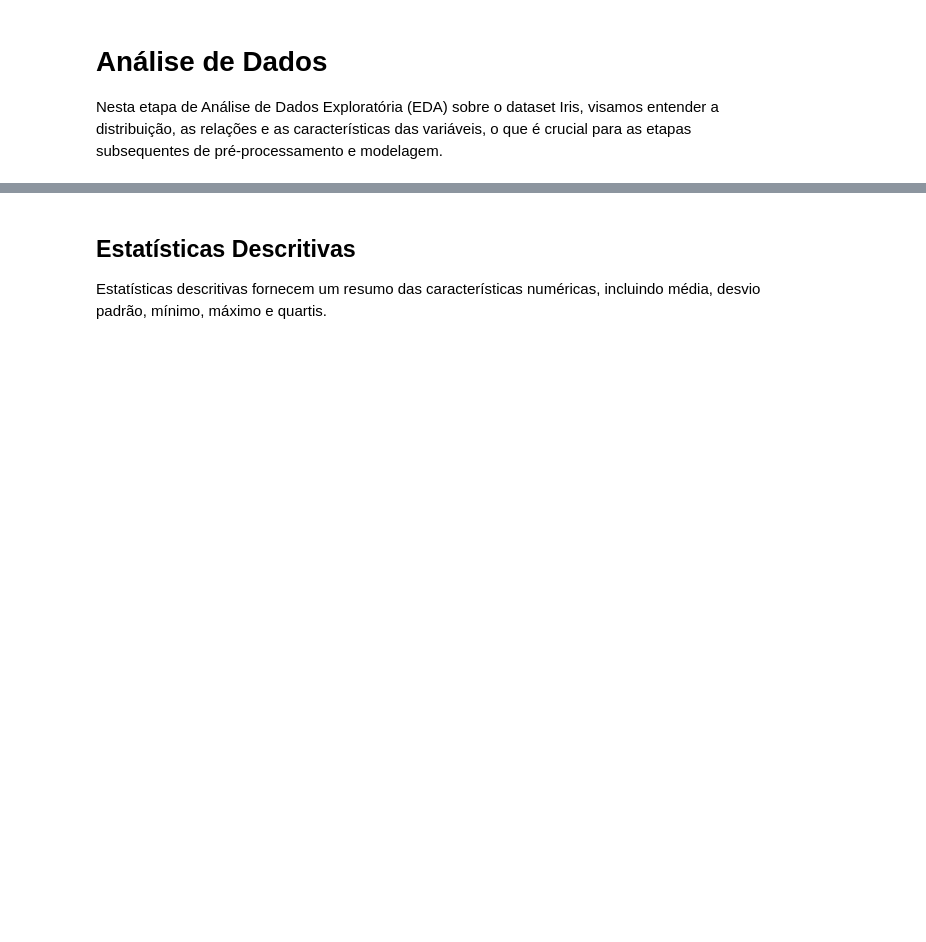
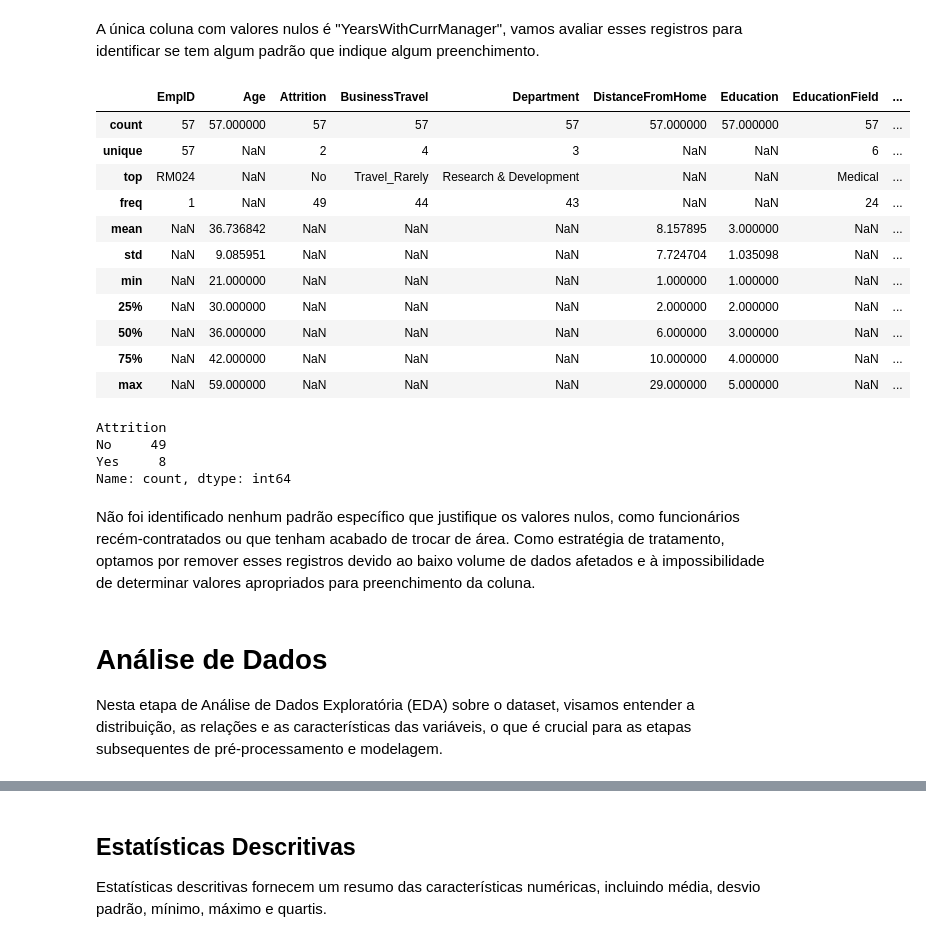
Before and after one commit to VitorMirandaAquino/pucrio-mvp-analise-dados, a Jupyter notebook: MVP_Análise_de_Dados_e_Boas_Práticas.ipynb, the cells around one changed output, grey strips where cells are left out. Drawn from its saved outputs; the diff is of its cells as text; code cells hidden in the pictures; blank space fills up the shorter version.

```diff
--- a/MVP_Análise_de_Dados_e_Boas_Práticas.ipynb
+++ b/MVP_Análise_de_Dados_e_Boas_Práticas.ipynb
@@ -80,0 +153,2 @@ df.head()
+# %%
+df = df.drop_duplicates()
@@ -80,0 +165,4 @@ df.head()
+# %%
+ids_duplicados = ["RM1465", "RM1466", "RM1467"]
+df_ids_duplicados = df[df['EmpID'].isin(ids_duplicados)]
+df_ids_duplicados
@@ -80,0 +179,3 @@ df.head()
+# %%
+# Excluindo IDs duplicados
+df = df[~df['EmpID'].isin(ids_duplicados)]
@@ -80,0 +205,30 @@ df.head()
+# %% [markdown]
+A única coluna com valores nulos é "YearsWithCurrManager", vamos avaliar esses registros para identificar se tem algum padrão que indique algum preenchimento.
+# %%
+df_nulos = df[df['YearsWithCurrManager'].isnull()]
+# %%
+# Avaliando presença de algum padrão que justifique a presença de nulos
+df_nulos.describe(include='all')
+# %% [output]
+|  | EmpID | Age | Attrition | BusinessTravel | Department | DistanceFromHome | Education | EducationField | ... |
+| count | 57 | 57.000000 | 57 | 57 | 57 | 57.000000 | 57.000000 | 57 | ... |
+| unique | 57 | NaN | 2 | 4 | 3 | NaN | NaN | 6 | ... |
+| top | RM024 | NaN | No | Travel_Rarely | Research & Development | NaN | NaN | Medical | ... |
+| freq | 1 | NaN | 49 | 44 | 43 | NaN | NaN | 24 | ... |
+| mean | NaN | 36.736842 | NaN | NaN | NaN | 8.157895 | 3.000000 | NaN | ... |
+| std | NaN | 9.085951 | NaN | NaN | NaN | 7.724704 | 1.035098 | NaN | ... |
+| min | NaN | 21.000000 | NaN | NaN | NaN | 1.000000 | 1.000000 | NaN | ... |
+| 25% | NaN | 30.000000 | NaN | NaN | NaN | 2.000000 | 2.000000 | NaN | ... |
+| 50% | NaN | 36.000000 | NaN | NaN | NaN | 6.000000 | 3.000000 | NaN | ... |
+| 75% | NaN | 42.000000 | NaN | NaN | NaN | 10.000000 | 4.000000 | NaN | ... |
+| max | NaN | 59.000000 | NaN | NaN | NaN | 29.000000 | 5.000000 | NaN | ... |
+# %%
+# São 8 casos de funcionários que deixaram a empresa e não tem tempo de trabalho com o gerente atual
+df_nulos['Attrition'].value_counts()
+# %% [output]
+Attrition
+No     49
+Yes     8
+Name: count, dtype: int64
+# %% [markdown]
+Não foi identificado nenhum padrão específico que justifique os valores nulos, como funcionários recém-contratados ou que tenham acabado de trocar de área. Como estratégia de tratamento, optamos por remover esses registros devido ao baixo volume de dados afetados e à impossibilidade de determinar valores apropriados para preenchimento da coluna.
@@ -81,4 +240,4 @@ df.head()
 # %% [markdown]
 # Análise de Dados
 
-Nesta etapa de Análise de Dados Exploratória (EDA) sobre o dataset Iris, visamos entender a distribuição, as relações e as características das variáveis, o que é crucial para as etapas subsequentes de pré-processamento e modelagem.
+Nesta etapa de Análise de Dados Exploratória (EDA) sobre o dataset, visamos entender a distribuição, as relações e as características das variáveis, o que é crucial para as etapas subsequentes de pré-processamento e modelagem.
```
Also changed, not shown: parts of 44 cells of this notebook, 3 other files.
